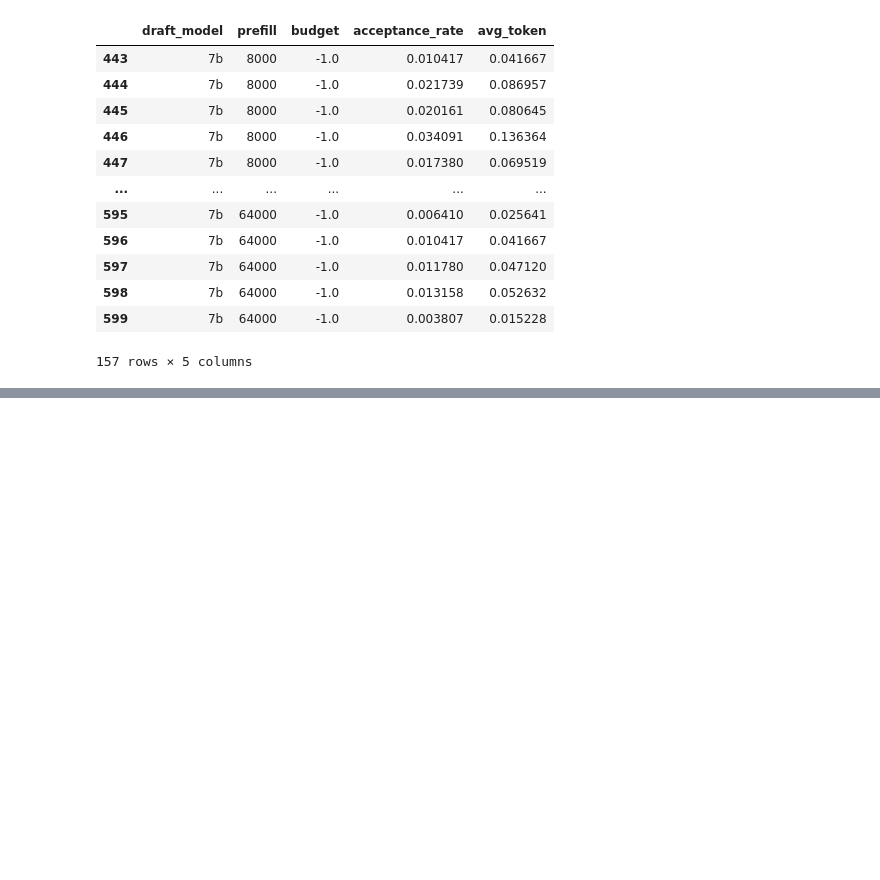
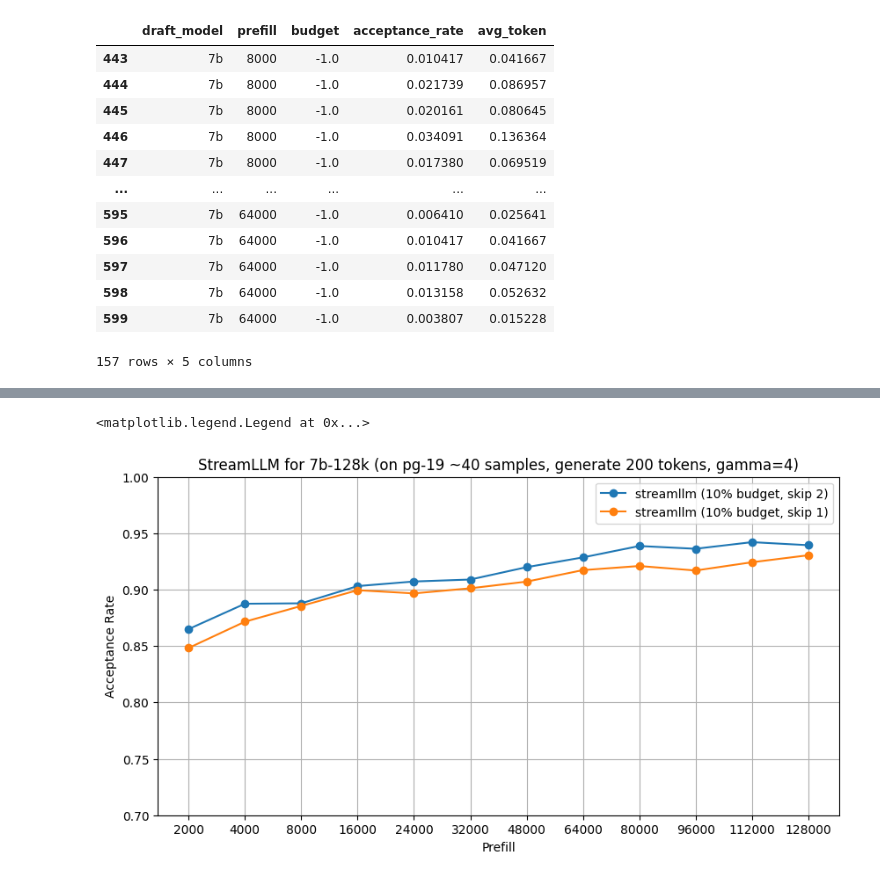
Before and after one commit to ranonrkm/TriForce-legacy, a Jupyter notebook: plot.ipynb, the cells around one changed output, grey strips where cells are left out. Cells and saved outputs as stored; diff of their text form; code cells hidden in the pictures; blank space fills up the shorter version.

```diff
--- a/plot.ipynb
+++ b/plot.ipynb
@@ -528,0 +584,32 @@ x_list
+# %%
+#### SKIP
+
+from matplotlib import pyplot as plt
+import numpy as np
+import pandas as pd
+
+from utils.plot import fake2real
+
+df = pd.read_csv('report/flash_select_streamllm.csv')
+x_list = sorted(df['prefill'].unique().tolist())
+
+df_01 = df[df['budget'] == 0.1]
+y_list_01 = [fake2real(df_01[df_01['prefill'] == x]['acceptance_rate'].mean()) for x in x_list]
+
+df = pd.read_csv('report/flash_select_streamllm_0.csv')
+df_ssl0 = df[df['budget'] == 0.1]
+y_list_ssl0 = [fake2real(df_ssl0[df_ssl0['prefill'] == x]['acceptance_rate'].mean()) for x in x_list]
+
+plt.figure(figsize=(10, 5))
+plt.grid()
+plt.xlabel('Prefill')
+plt.ylabel('Acceptance Rate')
+plt.title('StreamLLM for 7b-128k (on pg-19 ~40 samples, generate 200 tokens, gamma=4)')
+plt.ylim(0.7, 1)
+x_list = [str(x) for x in x_list]
+plt.plot(x_list, y_list_01, 'o-', label='streamllm (10% budget, skip 2)')
+plt.plot(x_list, y_list_ssl0, 'o-', label='streamllm (10% budget, skip 1)')
+plt.legend()
+# %% [output]
+<matplotlib.legend.Legend at 0x...>
+[figure, added]
```
Also changed, not shown: parts of 7 cells of this notebook, 47 other files.
